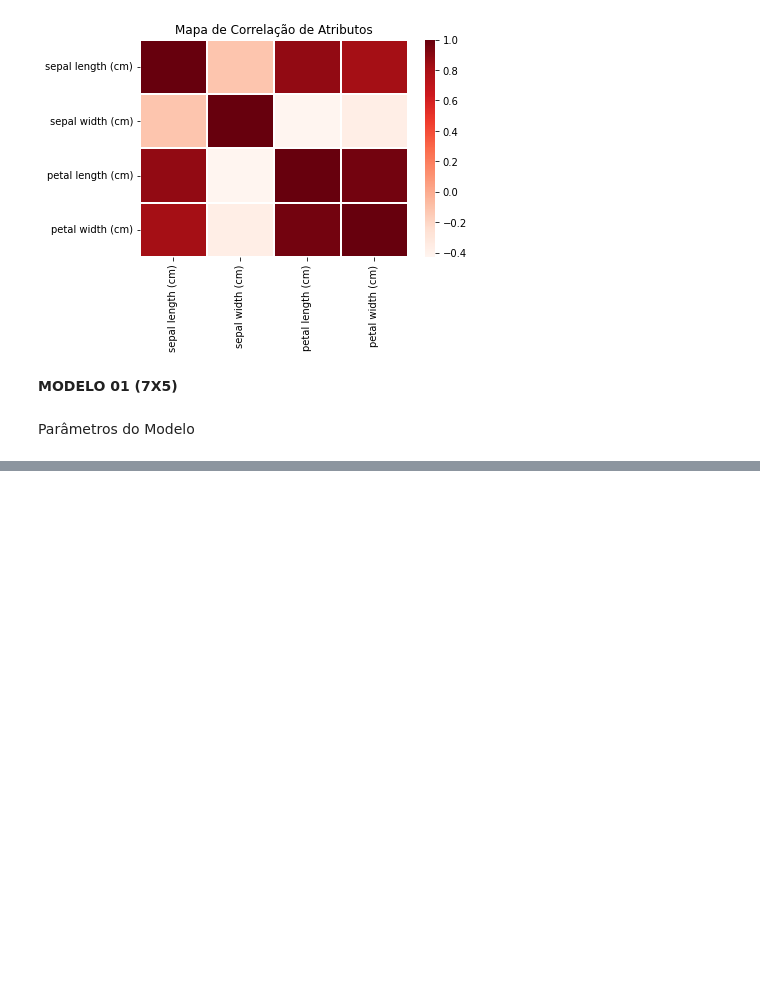
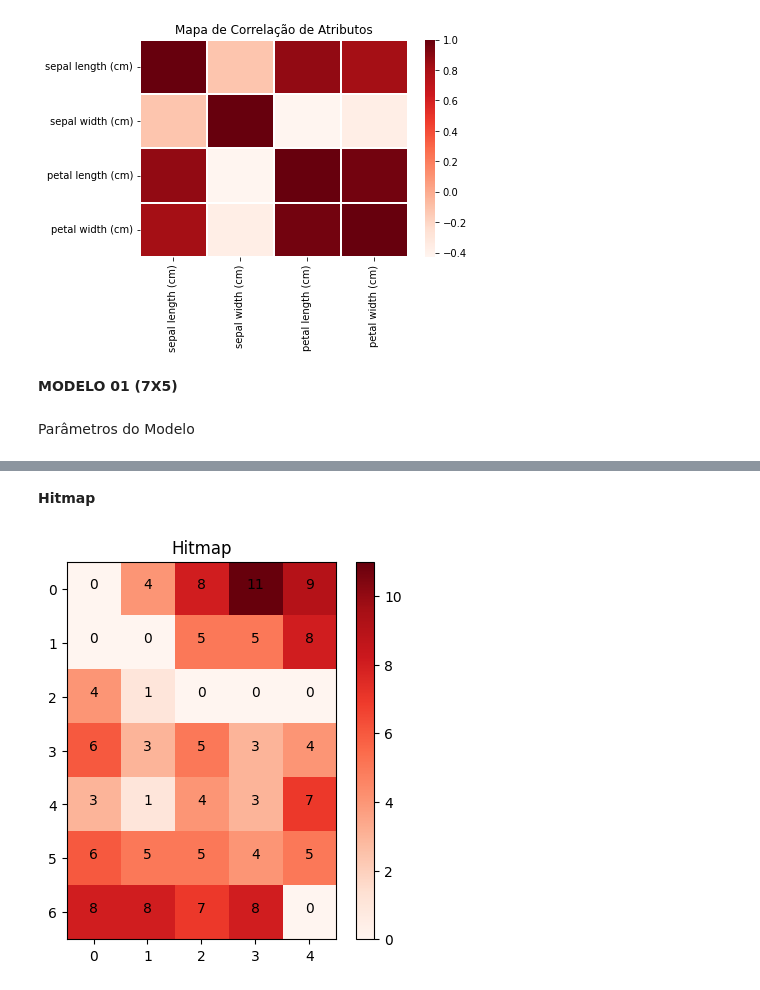
Before and after one commit to douglascosta01/Redes-Neurais, a Jupyter notebook: Rede_Neural_SOM_(Self_Organizing_Maps).ipynb, the cells around one changed output, grey strips where cells are left out. Saved outputs shown, nothing was run; the diff lists cells and outputs as text; code cells hidden in the pictures; blank space fills up the shorter version.

```diff
--- a/Rede_Neural_SOM_(Self_Organizing_Maps).ipynb
+++ b/Rede_Neural_SOM_(Self_Organizing_Maps).ipynb
@@ -139,0 +163,14 @@ plt.show()
+# %% [markdown]
+**Hitmap**
+# %%
+hits = som.activation_response(x.values).astype(int)
+# hits = hits.T[::-1]
+figure(figsize=(5, 5),dpi=100)
+plt.imshow(hits,cmap='Reds')
+plt.colorbar()
+for (i, j), value in np.ndenumerate(hits):
+  plt.text(j, i, value, horizontalalignment='center')
+plt.title('Hitmap')
+plt.show()
+# %% [output]
+[figure, added]
```
Also changed, not shown: parts of 13 cells of this notebook.
